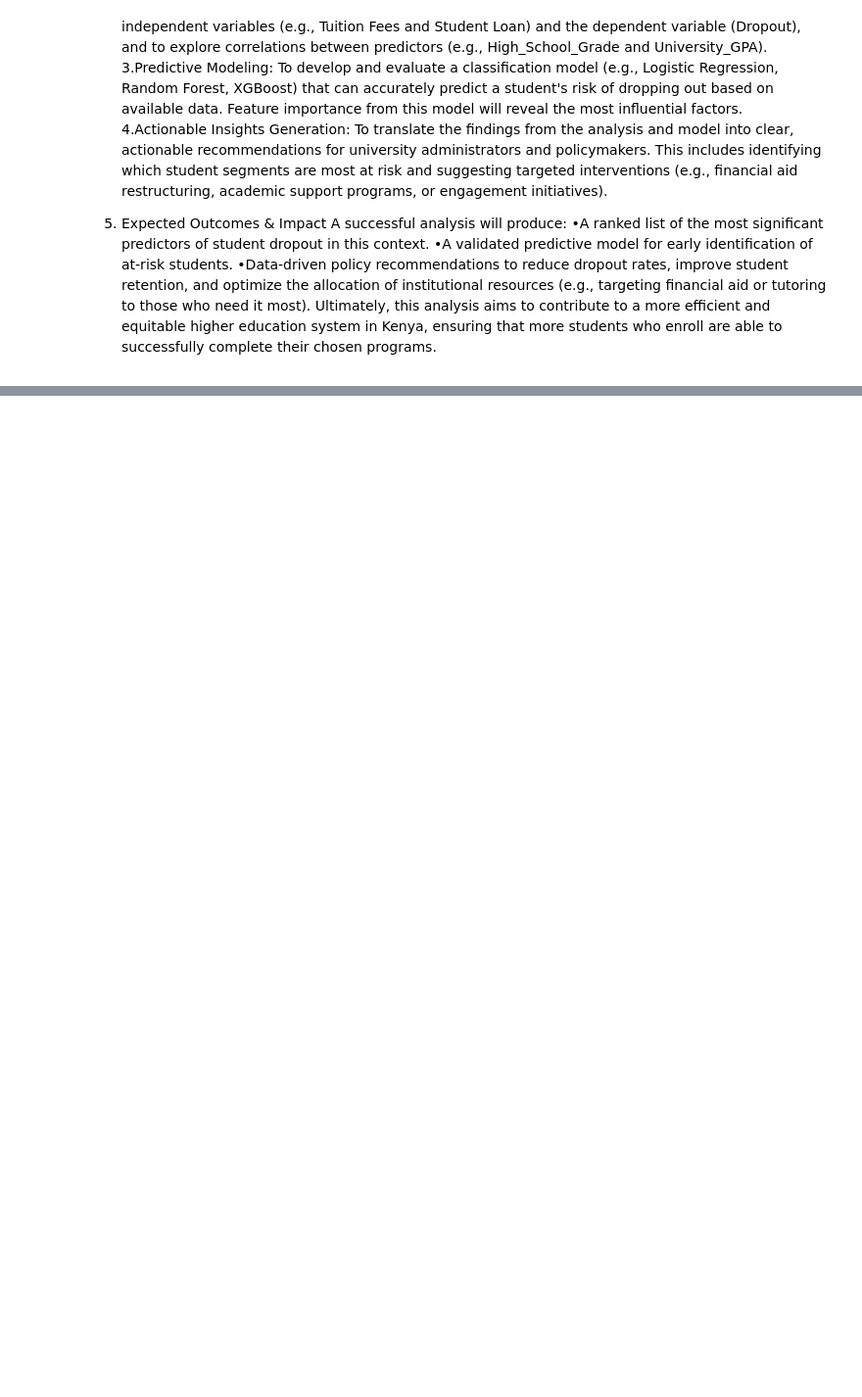
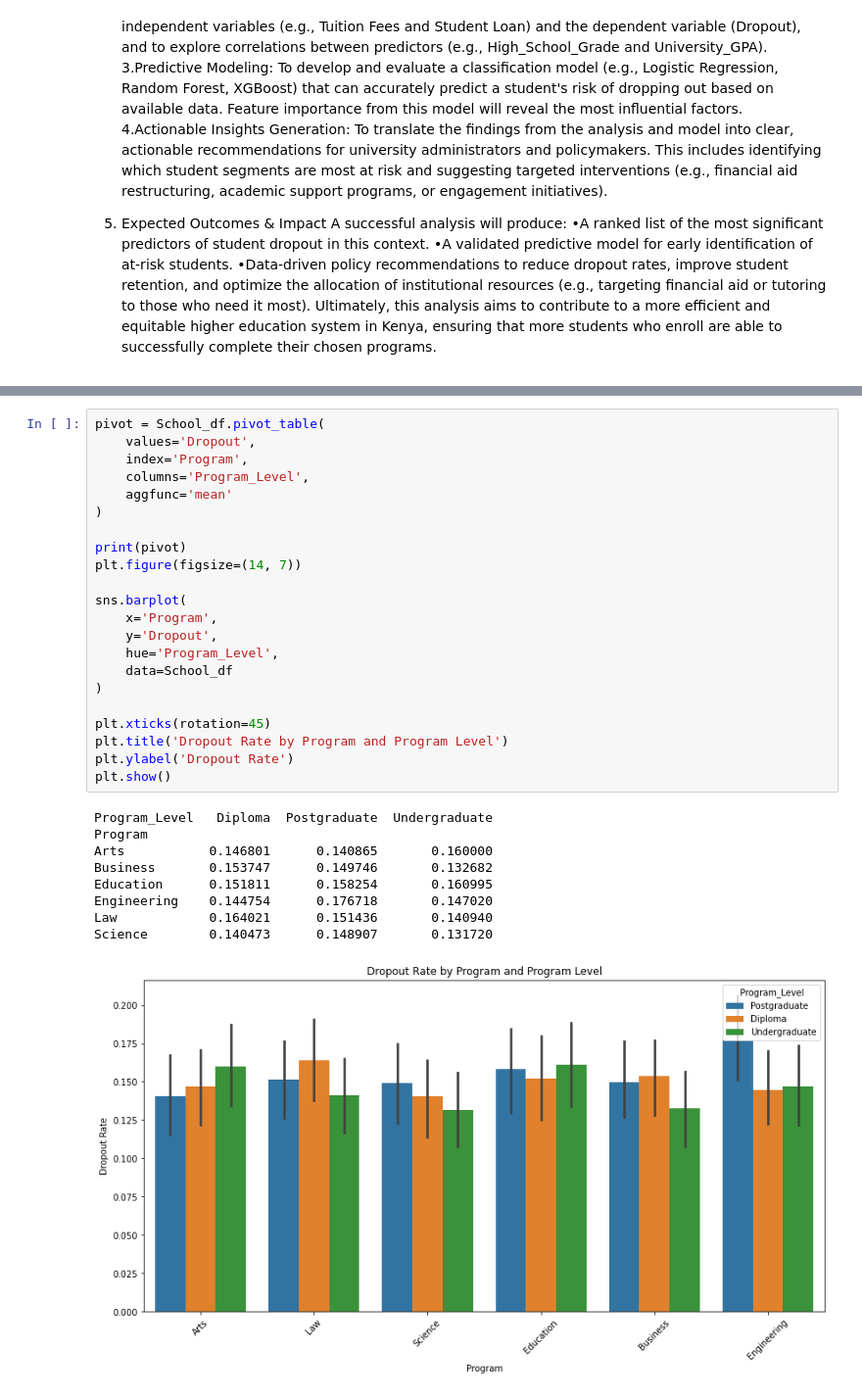
Before and after one commit to geoffreykemboi/Student_dropout_prediction_project, a Jupyter notebook: index.ipynb, the cells around one changed output, grey strips where cells are left out. Shown at 98% size. Saved outputs shown, nothing was run; the diff lists cells and outputs as text; blank space fills up the shorter version.

```diff
--- a/index.ipynb
+++ b/index.ipynb
@@ -39,0 +194,32 @@ Ultimately, this analysis aims to contribute to a more efficient and equitable h
+# %%
+pivot = School_df.pivot_table(
+    values='Dropout',
+    index='Program',
+    columns='Program_Level',
+    aggfunc='mean'
+)
+
+print(pivot)
+plt.figure(figsize=(14, 7))
+
+sns.barplot(
+    x='Program',
+    y='Dropout',
+    hue='Program_Level',
+    data=School_df
+)
+
+plt.xticks(rotation=45)
+plt.title('Dropout Rate by Program and Program Level')
+plt.ylabel('Dropout Rate')
+plt.show()
+# %% [output]
+Program_Level   Diploma  Postgraduate  Undergraduate
+Program
+Arts           0.146801      0.140865       0.160000
+Business       0.153747      0.149746       0.132682
+Education      0.151811      0.158254       0.160995
+Engineering    0.144754      0.176718       0.147020
+Law            0.164021      0.151436       0.140940
+Science        0.140473      0.148907       0.131720
+[figure, added]
```
Also changed, not shown: parts of 16 cells of this notebook, 1 other file.
